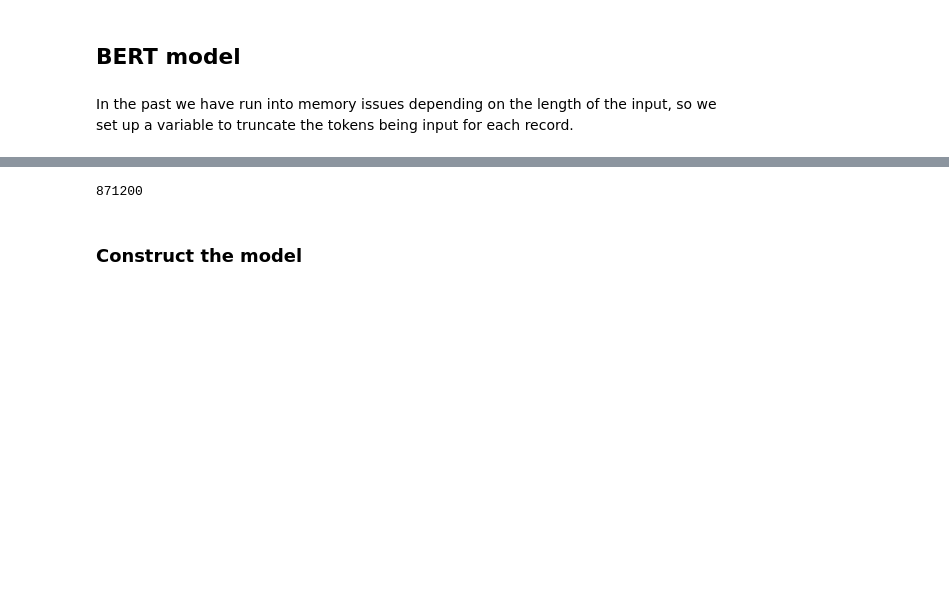
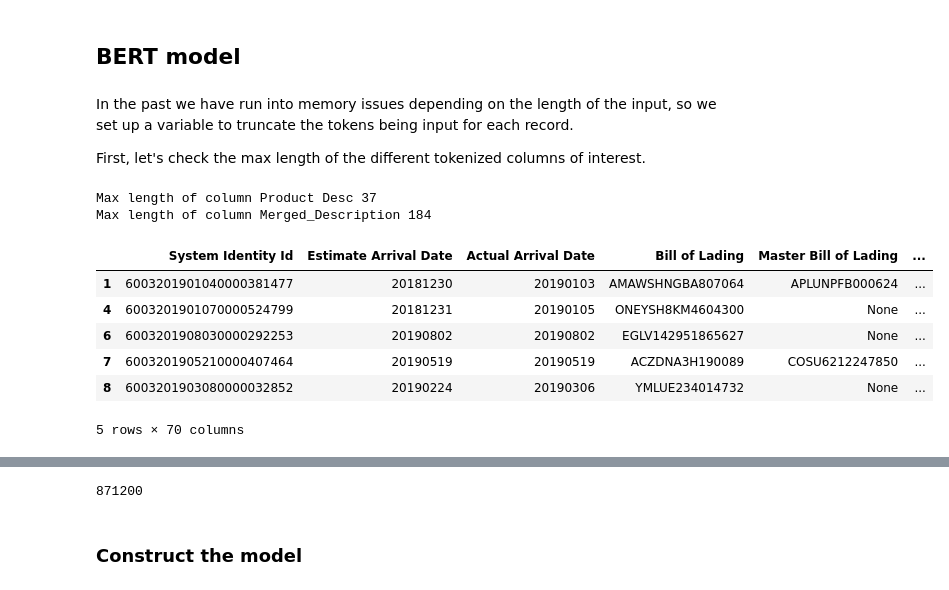
Before and after one commit to ajhoop/MIDS_Capstone, a Jupyter notebook: notebooks/exploratory/Model_andy.ipynb, the cells around one changed output, grey strips where cells are left out. Drawn from its saved outputs; the diff is of its cells as text; code cells hidden in the pictures; blank space fills up the shorter version.

```diff
--- a/notebooks/exploratory/Model_andy.ipynb
+++ b/notebooks/exploratory/Model_andy.ipynb
@@ -305,3 +317,31 @@ def pre_process(data, max_length):
     return X_data
 # %% [markdown]
 In the past we have run into memory issues depending on the length of the input, so we set up a variable to truncate the tokens being input for each record.
+
+First, let's check the max length of the different tokenized columns of interest.
+# %%
+length_lst = ['Product Desc', 'Merged_Description']
+
+for l in length_lst:
+    tokenized = []
+    tokenized = train_df_pd[l].apply((lambda x: tokenizer.encode(x, add_special_tokens=True)))
+    # Find the max length for the tokenized examples
+    max_length = 0
+    for i in tokenized.values:
+        if len(i) > max_length:
+            max_length = len(i)
+
+    print('Max length of column', l, max_length)
+# %% [output]
+Max length of column Product Desc 37
+Max length of column Merged_Description 184
+# %%
+train_df_pd.head()
+# %% [output]
+|  | System Identity Id | Estimate Arrival Date | Actual Arrival Date | Bill of Lading | Master Bill of Lading | ... |
+| 1 | 6003201901040000381477 | 20181230 | 20190103 | AMAWSHNGBA807064 | APLUNPFB000624 | ... |
+| 4 | 6003201901070000524799 | 20181231 | 20190105 | ONEYSH8KM4604300 | None | ... |
+| 6 | 6003201908030000292253 | 20190802 | 20190802 | EGLV142951865627 | None | ... |
+| 7 | 6003201905210000407464 | 20190519 | 20190519 | ACZDNA3H190089 | COSU6212247850 | ... |
+| 8 | 6003201903080000032852 | 20190224 | 20190306 | YMLUE234014732 | None | ... |
+5 rows × 70 columns
```
Also changed, not shown: parts of 17 cells of this notebook.
